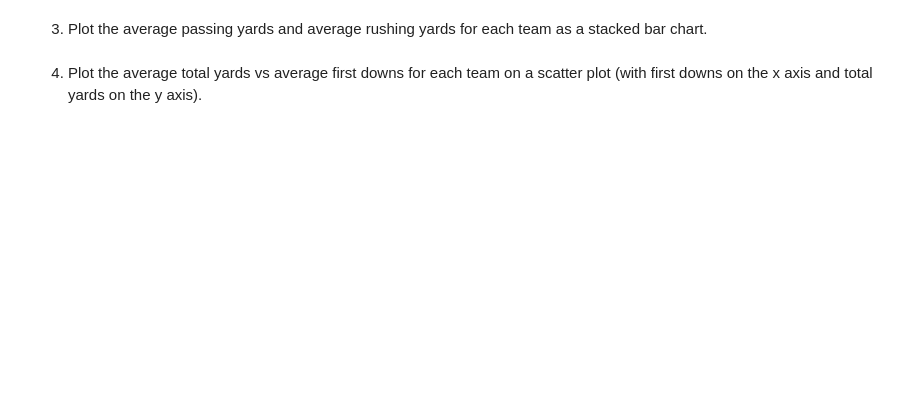
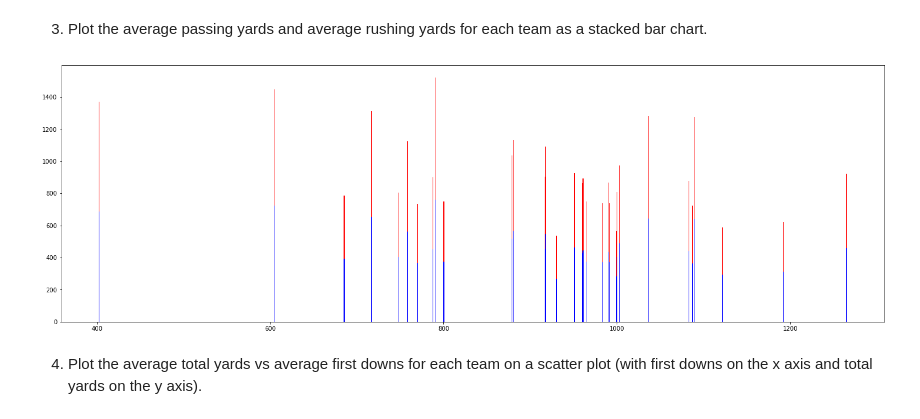
Before and after one commit to sflowers51/cis277-fa22-Lab5, a Jupyter notebook: Lab5.ipynb, the cells around one changed output. Saved outputs shown, nothing was run; the diff lists cells and outputs as text; code cells hidden in the pictures; blank space fills up the shorter version.

```diff
--- a/Lab5.ipynb
+++ b/Lab5.ipynb
@@ -5,0 +18,9 @@ import matplotlib.pyplot as plt
+# %%
+teams.columns = ['ID','team','Abbreviation','Conference','Division']
+
+"""
+mergin on different named columns:
+
+pd.merge(df1, df2, left_on='left_column_name', right_on='right_column_name')
+
+"""
@@ -20,0 +33,18 @@ df.head()
+# %%
+from functools import reduce
+
+week3.insert(2, "Week", 3)
+week4.insert(2,"Week",4)
+week5.insert(2,"Week",5)
+
+#following code used from https://www.statology.org/pandas-merge-multiple-dataframes/
+someDf = pd.concat([week3,week4,week5])
+
+df = teams.merge(someDf, on="team")
+df
+
+df.columns = ['ID',"team",'Abbreviation','Conference','Division',"rank","Week","games","points_scored","total_yards","offensive_plays","yards_per_play","turnovers_lost","fumbles_lost","first_downs","passes_completed","passes_attempted","passing_yards","passing_touchdowns","passing_interceptions","net_yards_per_pass_attempt","passing_first_downs","rushing_attempts","rushing_yards","rushing_touchdowns","rushing_yards_per_attempt","rushing_first_downs","penalties","penalty_yards","first_down_penalties","percentage_scoring_drives","percentage_turnover_drives","expected_points"]
+#df = df.drop([df.index[32],df.index[33],df.index[34]])
+
+
+df.columns
@@ -33,4 +82,16 @@ barhplot
 # %% [markdown]
 3. Plot the average passing yards and average rushing yards for each team as a stacked bar chart.
+# %%
+plt.figure(figsize=(25, 8))
+
+
+avgPass = df.groupby(['team']).passing_yards.mean()
+avgRush = df.groupby(['team']).rushing_yards.mean()
+
+
+plt.bar(avgPass, avgRush, color = 'b');
+plt.bar(avgPass, avgRush, bottom = avgRush, color = 'r');
+# %% [output]
+[figure, added]
 # %% [markdown]
 4. Plot the average total yards vs average first downs for each team on a scatter plot (with first downs on the x axis and total yards on the y axis).
```
Also changed, not shown: parts of 12 cells of this notebook.
